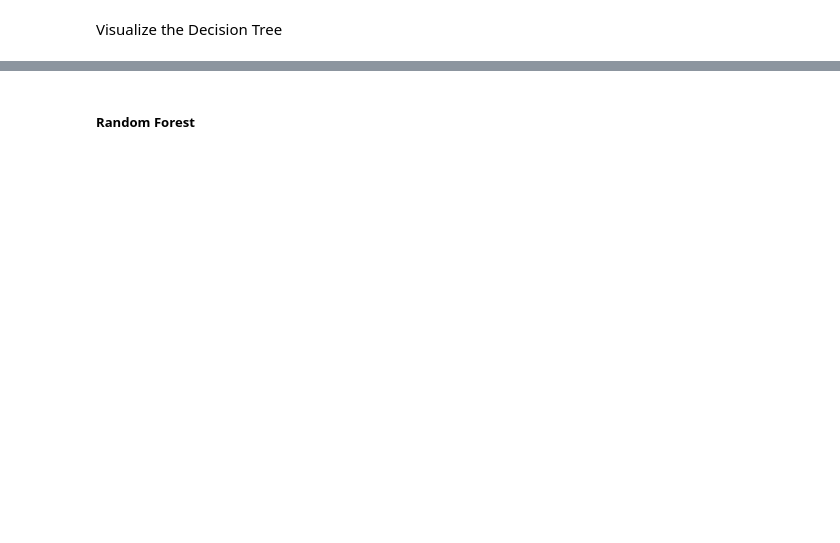
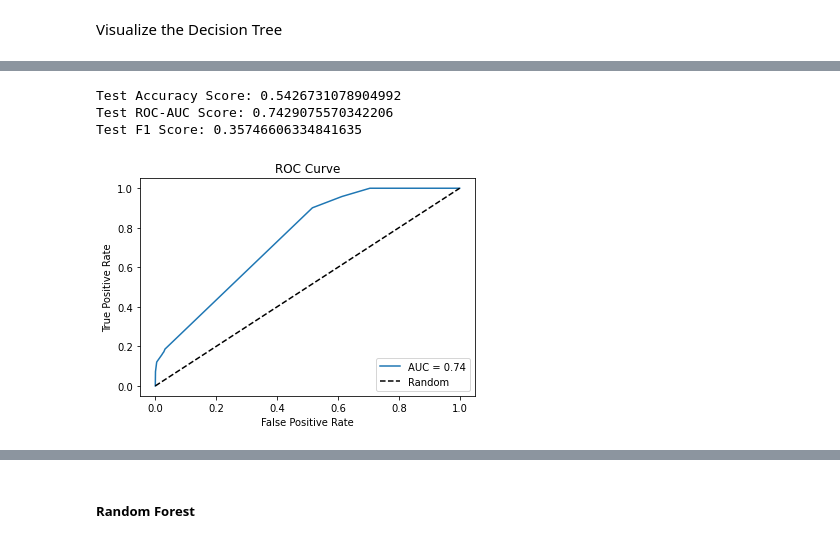
Before and after one commit to inaug22/capstone2, a Jupyter notebook: notebooks/HCP_shifts_preprocess.ipynb, the cells around one changed output, grey strips where cells are left out. Drawn from its saved outputs; the diff is of its cells as text; code cells hidden in the pictures; blank space fills up the shorter version.

```diff
--- a/notebooks/HCP_shifts_preprocess.ipynb
+++ b/notebooks/HCP_shifts_preprocess.ipynb
@@ -274,0 +312,21 @@ def model_eval(gs_cv):
+# %%
+def roc(model):
+   # best_estimator = gs_cv.best_estimator_
+
+    # Predict probabilities for the positive class (class 1)
+    y_prob = model.predict_proba(X_test)[:, 1]
+
+    # Calculate the ROC curve
+    fpr, tpr, thresholds = roc_curve(y_test, y_prob)
+
+    # Calculate the Area Under the ROC Curve (AUC)
+    roc_auc = roc_auc_score(y_test, y_prob)
+
+    # Plot the ROC curve
+    plt.plot(fpr, tpr, label=f'AUC = {roc_auc:.2f}')
+    plt.plot([0, 1], [0, 1], 'k--', label='Random')
+    plt.xlabel('False Positive Rate')
+    plt.ylabel('True Positive Rate')
+    plt.title('ROC Curve')
+    plt.legend(loc='lower right')
+    plt.show()
@@ -330,0 +459,7 @@ Next:
+# %%
+model_eval(tree_unscaled_gs_cv, 'tree_noscale')
+# %% [output]
+Test Accuracy Score: 0.5426731078904992
+Test ROC-AUC Score: 0.7429075570342206
+Test F1 Score: 0.35746606334841635
+[figure, added]
```
Also changed, not shown: parts of 60 cells of this notebook.
